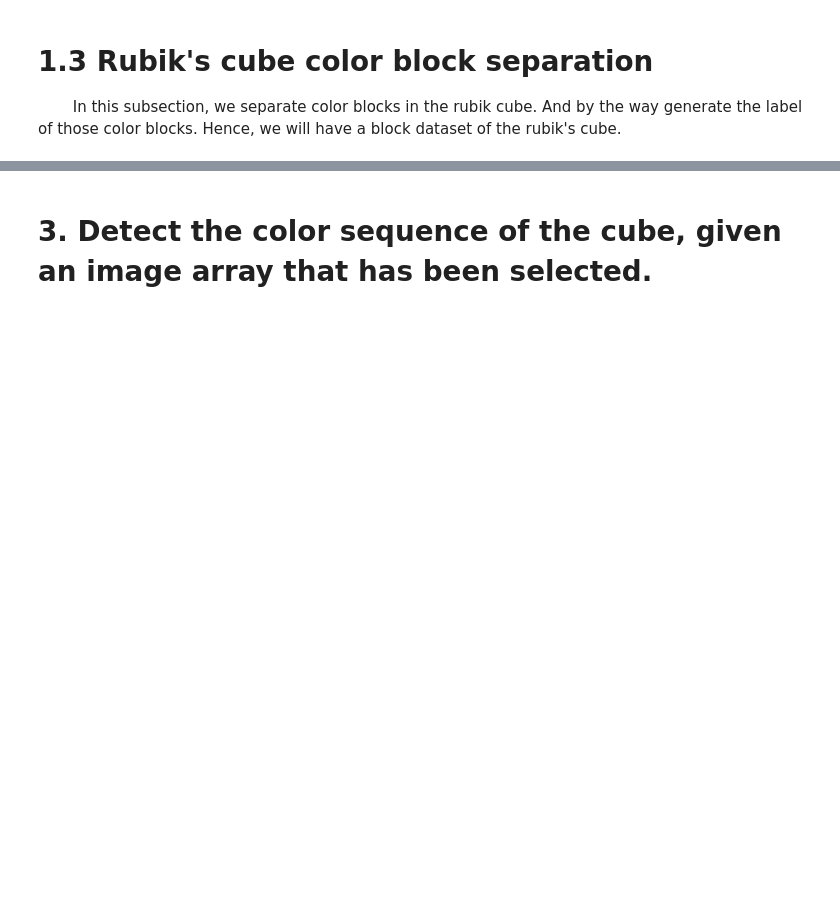
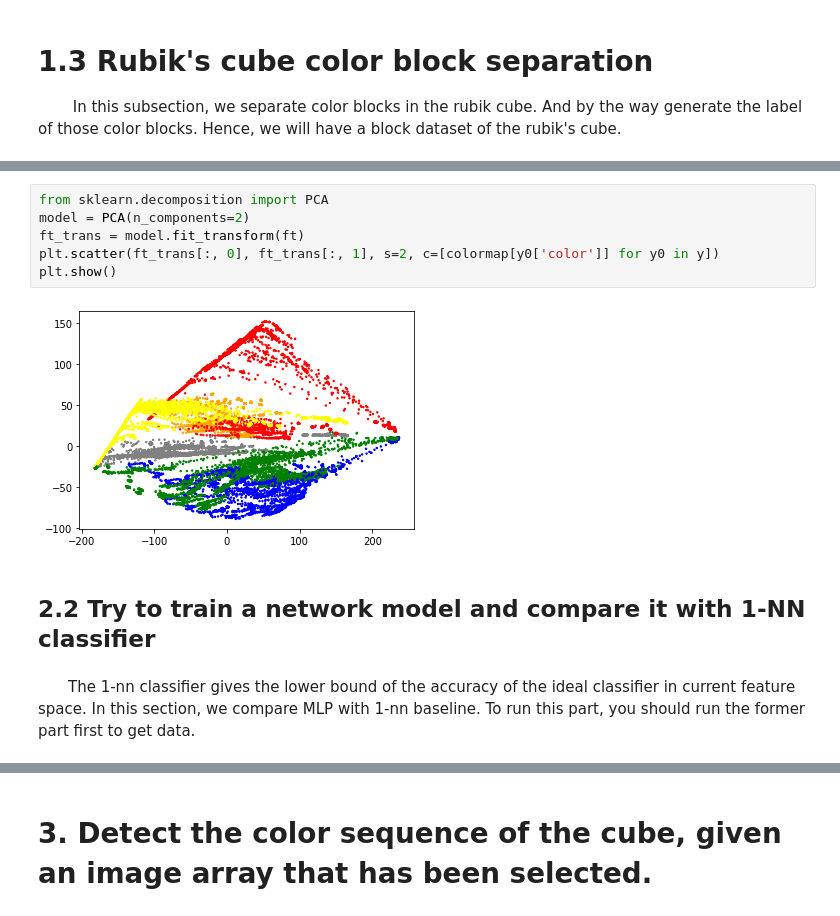
Before and after one commit to yangtianjian/easy_cube, a Jupyter notebook: rest_server/colordetect/colordetect_experiment.ipynb, the cells around one changed output, grey strips where cells are left out. Cells and saved outputs as stored; diff of their text form; blank space fills up the shorter version.

```diff
--- a/rest_server/colordetect/colordetect_experiment.ipynb
+++ b/rest_server/colordetect/colordetect_experiment.ipynb
@@ -189,0 +261,12 @@ print("Finish")
+# %%
+from sklearn.decomposition import PCA
+model = PCA(n_components=2)
+ft_trans = model.fit_transform(ft)
+plt.scatter(ft_trans[:, 0], ft_trans[:, 1], s=2, c=[colormap[y0['color']] for y0 in y])
+plt.show()
+# %% [output]
+[figure, added]
+# %% [markdown]
+## 2.2 Try to train a network model and compare it with 1-NN classifier
+# %% [markdown]
+&emsp;&emsp;The 1-nn classifier gives the lower bound of the accuracy of the ideal classifier in current feature space. In this section, we compare MLP with 1-nn baseline. To run this part, you should run the former part first to get data.
```
Also changed, not shown: parts of 34 cells of this notebook, 35 other files.
